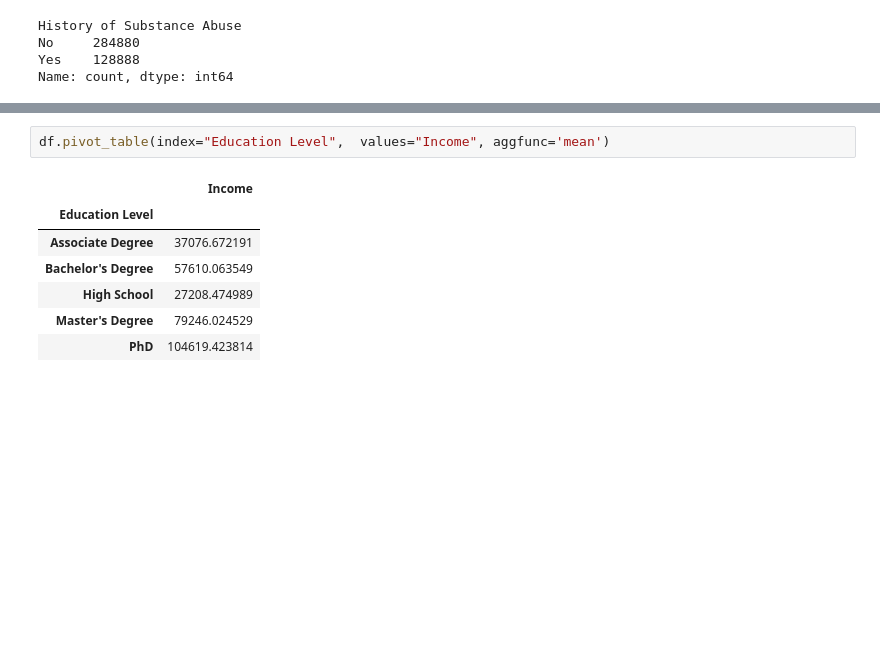
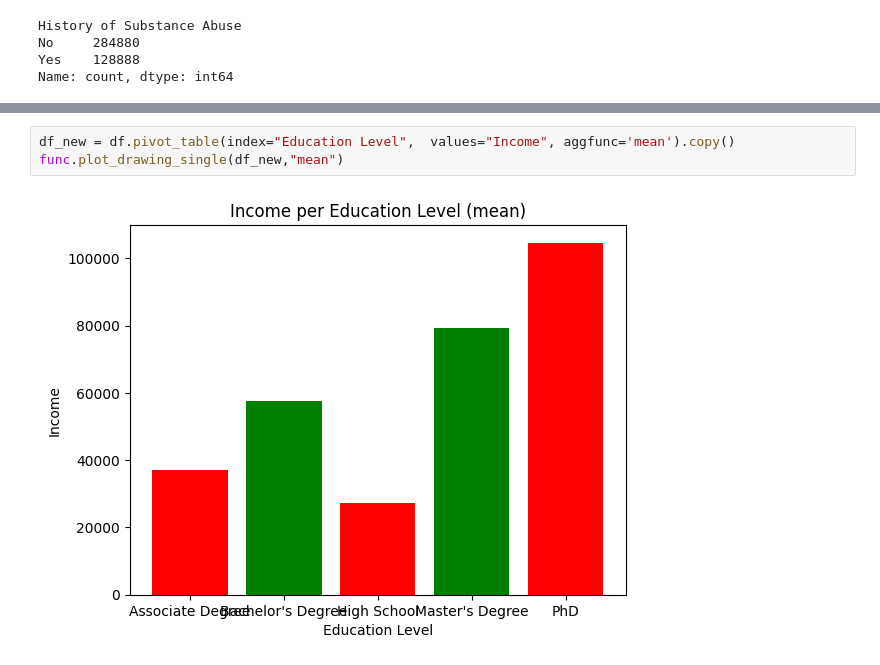
Before and after one commit to ShaQ90/week3_project, a Jupyter notebook: notebooks/data_testing_tiago.ipynb, the cells around one changed output, grey strips where cells are left out. Saved outputs shown, nothing was run; the diff lists cells and outputs as text; blank space fills up the shorter version.

```diff
--- a/notebooks/data_testing_tiago.ipynb
+++ b/notebooks/data_testing_tiago.ipynb
@@ -123,14 +128,9 @@ df.pivot_table(index="Marital Status", columns="Dietary Habits", values="Income"
 | Single | 66024.957769 | 47214.484549 | 42229.238925 |
 | Widowed | 61317.976620 | 45850.394598 | 42128.219837 |
 # %%
-df.pivot_table(index="Education Level",  values="Income", aggfunc='mean')
+df_new = df.pivot_table(index="Education Level",  values="Income", aggfunc='mean').copy()
+func.plot_drawing_single(df_new,"mean")
 # %% [output]
-|  | Income |
-| Education Level |  |
-| Associate Degree | 37076.672191 |
-| Bachelor's Degree | 57610.063549 |
-| High School | 27208.474989 |
-| Master's Degree | 79246.024529 |
-| PhD | 104619.423814 |
+[figure, added]
 # %%
 df_new = df.pivot_table(index="Education Level",  values="Income", aggfunc='sum').copy()
```
Also changed, not shown: parts of 15 cells of this notebook, 6 other files.
